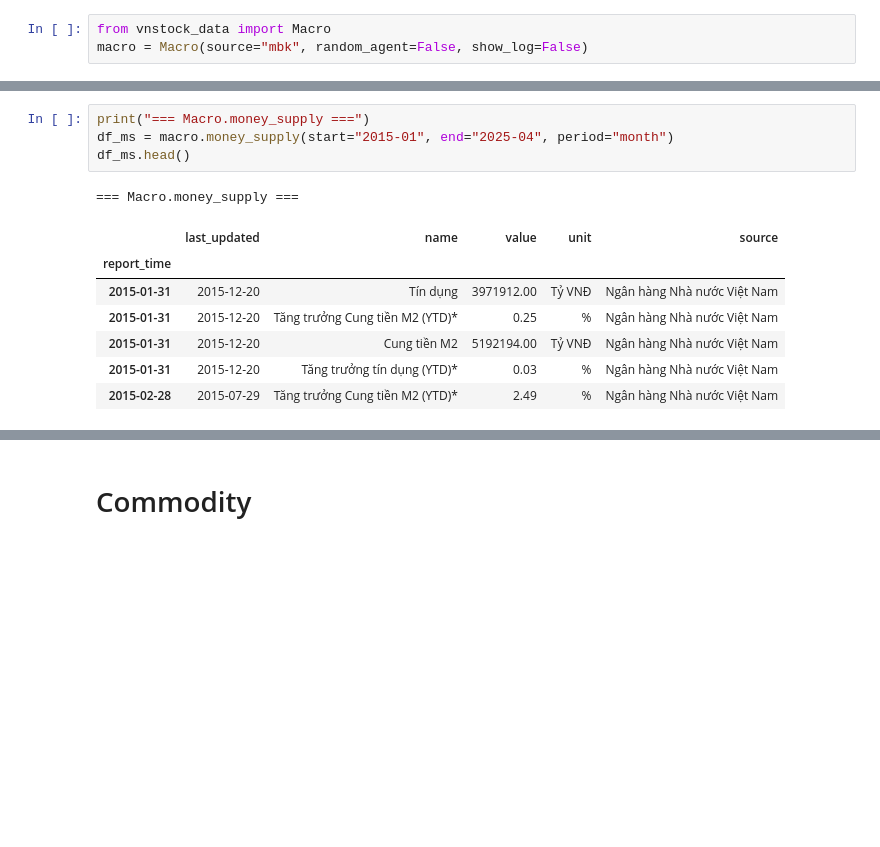
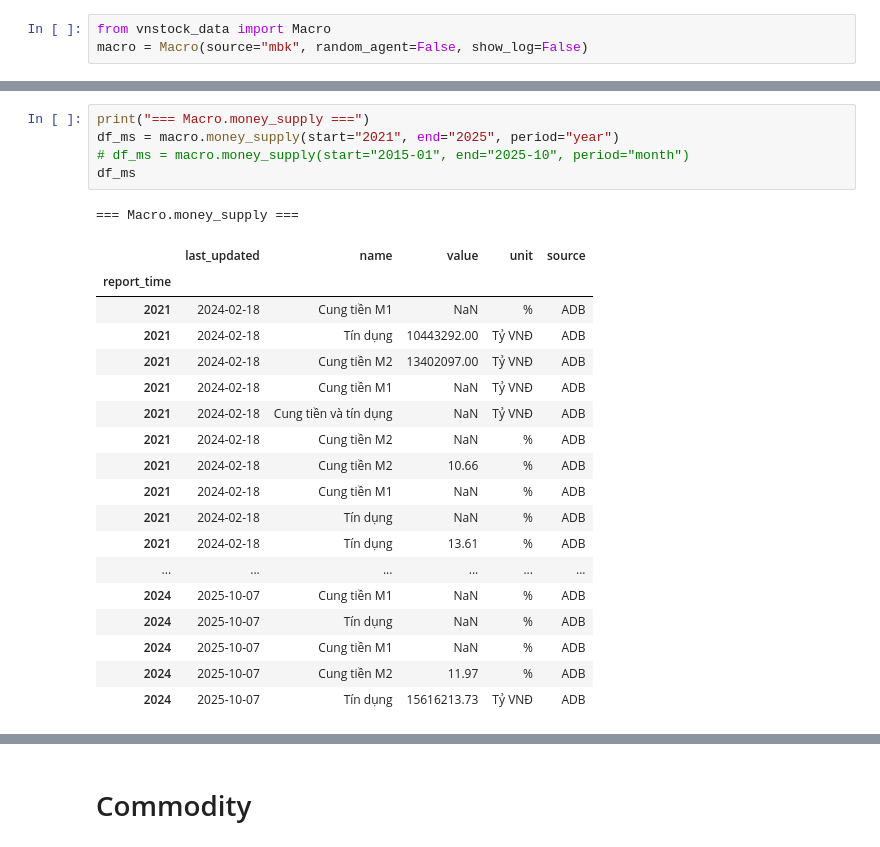
Before and after one commit to vnstock-hq/vnstock_insider_guide, a Jupyter notebook: demo/1_1_vnstock_data_explorer_v2_wrapper.ipynb, the cells around one changed output, grey strips where cells are left out. Cells and saved outputs as stored; diff of their text form; blank space fills up the shorter version.

```diff
--- a/demo/1_1_vnstock_data_explorer_v2_wrapper.ipynb
+++ b/demo/1_1_vnstock_data_explorer_v2_wrapper.ipynb
@@ -508,15 +558,27 @@ df_fdi.head()
 # %%
 print("=== Macro.money_supply ===")
-df_ms = macro.money_supply(start="2015-01", end="2025-04", period="month")
-df_ms.head()
+df_ms = macro.money_supply(start="2021", end="2025", period="year")
+# df_ms = macro.money_supply(start="2015-01", end="2025-10", period="month")
+df_ms
 # %% [output]
 === Macro.money_supply ===
 |  | last_updated | name | value | unit | source |
 | report_time |  |  |  |  |  |
-| 2015-01-31 | 2015-12-20 | Tín dụng | 3971912.00 | Tỷ VNĐ | Ngân hàng Nhà nước Việt Nam |
-| 2015-01-31 | 2015-12-20 | Tăng trưởng Cung tiền M2 (YTD)* | 0.25 | % | Ngân hàng Nhà nước Việt Nam |
-| 2015-01-31 | 2015-12-20 | Cung tiền M2 | 5192194.00 | Tỷ VNĐ | Ngân hàng Nhà nước Việt Nam |
-| 2015-01-31 | 2015-12-20 | Tăng trưởng tín dụng (YTD)* | 0.03 | % | Ngân hàng Nhà nước Việt Nam |
-| 2015-02-28 | 2015-07-29 | Tăng trưởng Cung tiền M2 (YTD)* | 2.49 | % | Ngân hàng Nhà nước Việt Nam |
+| 2021 | 2024-02-18 | Cung tiền M1 | NaN | % | ADB |
+| 2021 | 2024-02-18 | Tín dụng | 10443292.00 | Tỷ VNĐ | ADB |
+| 2021 | 2024-02-18 | Cung tiền M2 | 13402097.00 | Tỷ VNĐ | ADB |
+| 2021 | 2024-02-18 | Cung tiền M1 | NaN | Tỷ VNĐ | ADB |
+| 2021 | 2024-02-18 | Cung tiền và tín dụng | NaN | Tỷ VNĐ | ADB |
+| 2021 | 2024-02-18 | Cung tiền M2 | NaN | % | ADB |
+| 2021 | 2024-02-18 | Cung tiền M2 | 10.66 | % | ADB |
+| 2021 | 2024-02-18 | Cung tiền M1 | NaN | % | ADB |
+| 2021 | 2024-02-18 | Tín dụng | NaN | % | ADB |
+| 2021 | 2024-02-18 | Tín dụng | 13.61 | % | ADB |
+| ... | ... | ... | ... | ... | ... |
+| 2024 | 2025-10-07 | Cung tiền M1 | NaN | % | ADB |
+| 2024 | 2025-10-07 | Tín dụng | NaN | % | ADB |
+| 2024 | 2025-10-07 | Cung tiền M1 | NaN | % | ADB |
+| 2024 | 2025-10-07 | Cung tiền M2 | 11.97 | % | ADB |
+| 2024 | 2025-10-07 | Tín dụng | 15616213.73 | Tỷ VNĐ | ADB |
 # %%
 print("=== Macro.exchange_rate ===")
```
Also changed, not shown: parts of 8 cells of this notebook.
